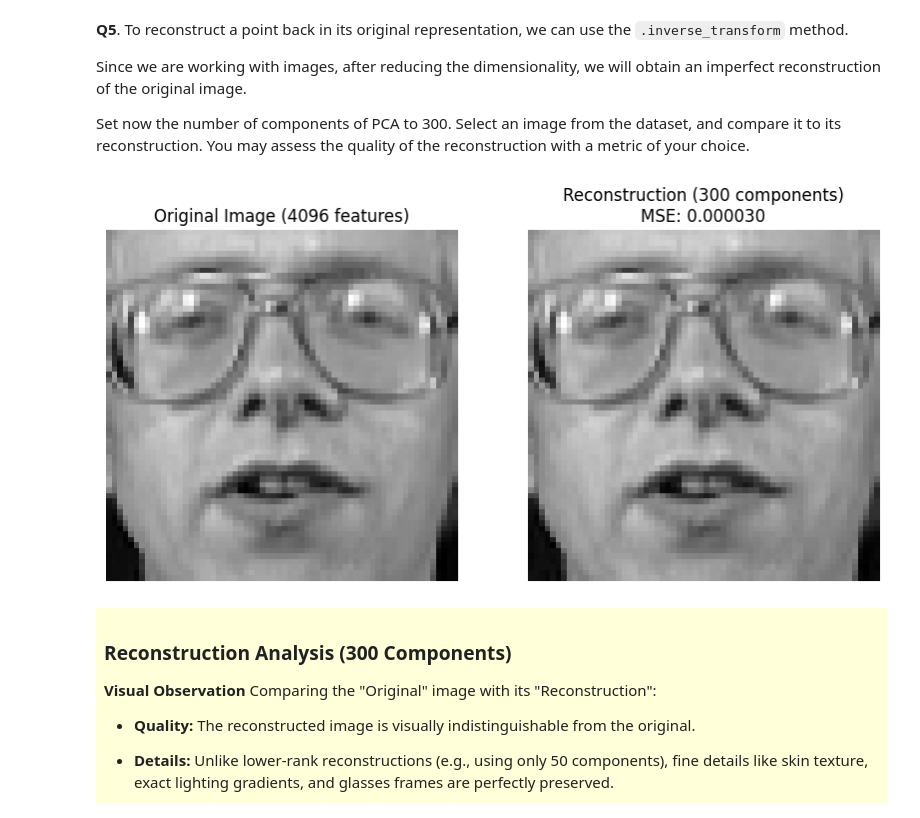
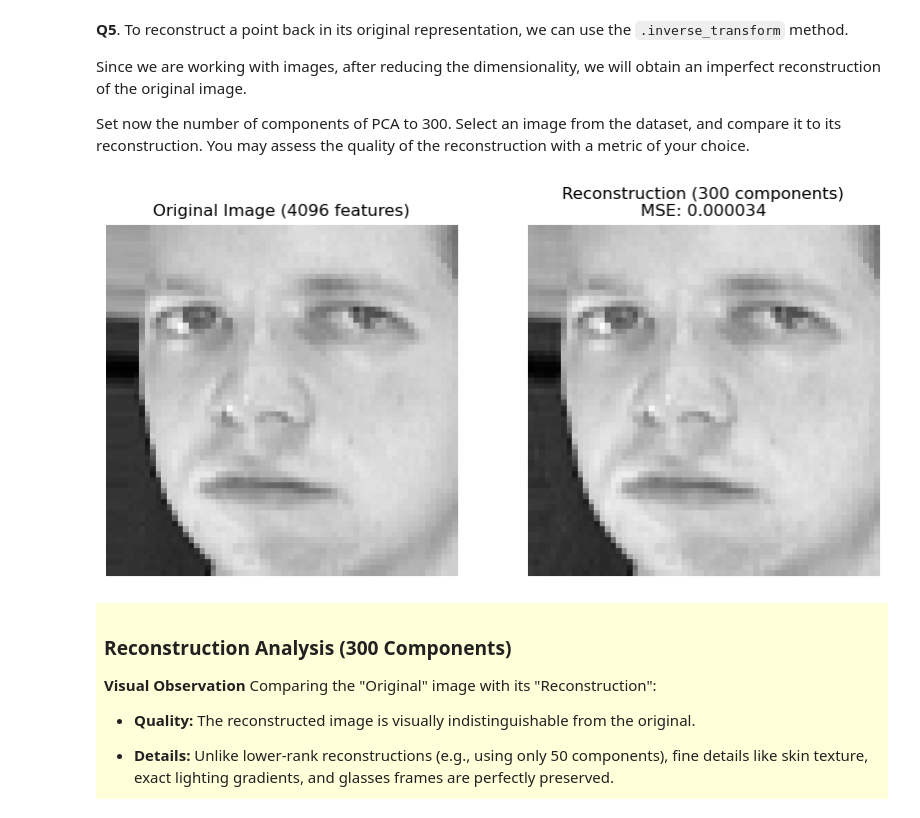
Before and after one commit to milanolivia/decision-apprentissage, a Jupyter notebook: lab4_AMORRI_MILANO.ipynb, the cells around one changed output. Saved outputs shown, nothing was run; the diff lists cells and outputs as text; code cells hidden in the pictures.

```diff
--- a/lab4_AMORRI_MILANO.ipynb
+++ b/lab4_AMORRI_MILANO.ipynb
@@ -330,36 +330,36 @@ from sklearn.metrics import mean_squared_error
 pca_300 = PCA(n_components=300, random_state=42)
 pca_300.fit(X)
 
-# Select Image #10
-image_index = 10
+# Select Image
+image_index = 5
 original_face = X[image_index]
 
 # Transform (Encode) and Inverse Transform (Decode)
 face_reduced = pca_300.transform(original_face.reshape(1, -1))
 # Reconstruction
 face_reconstructed = pca_300.inverse_transform(face_reduced).reshape(64, 64)
 
 # Reconstruction Error (MSE)
 mse = mean_squared_error(original_face, face_reconstructed.flatten())
 
 # Plot
 plt.figure(figsize=(10, 5))
 
 # Original
 plt.subplot(1, 2, 1)
 plt.imshow(original_face.reshape(64, 64), cmap='gray')
 plt.title("Original Image (4096 features)")
 plt.axis('off')
 
 # Reconstructed
 plt.subplot(1, 2, 2)
 plt.imshow(face_reconstructed, cmap='gray')
 plt.title(f"Reconstruction (300 components)\nMSE: {mse:.6f}")
 plt.axis('off')
 
 plt.show()
 # %% [output]
-[figure, old version]
+[figure, new version]
 # %% [markdown]
 <div style="background-color: rgba(255, 255, 0, 0.15); padding: 8px;">
 
```
Also changed, not shown: parts of 2 cells of this notebook.
